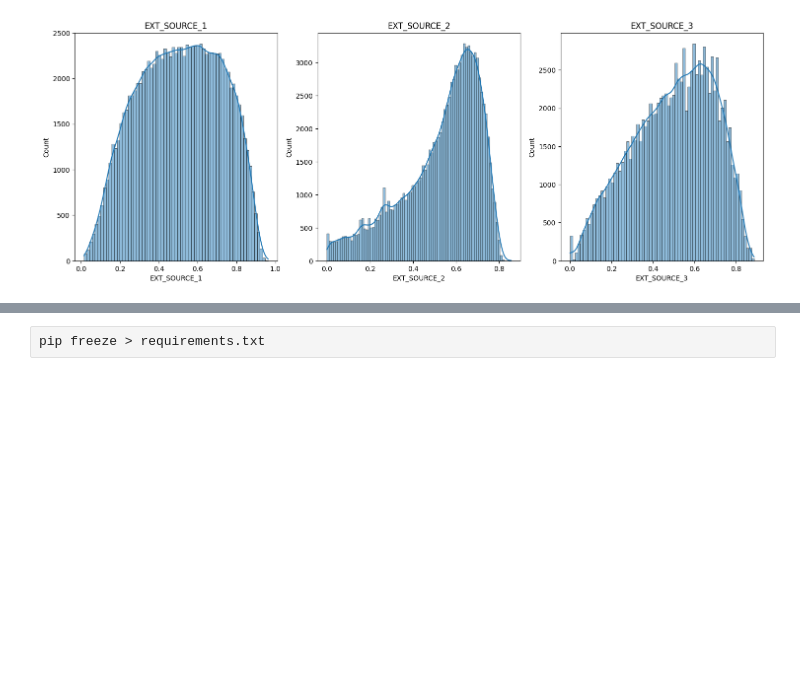
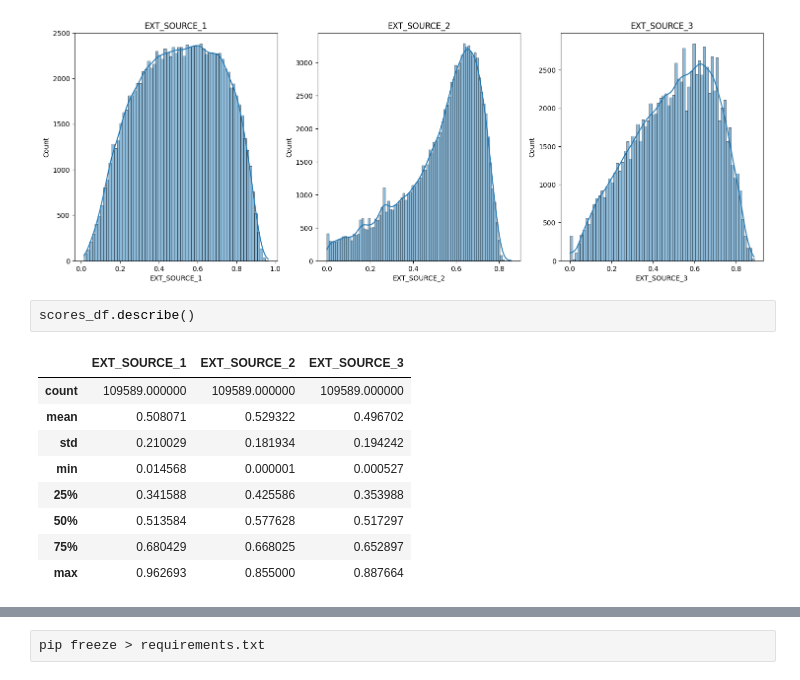
Before and after one commit to davidsosaolea/Home_Credit_Default_Risk, a Jupyter notebook: EDA_Home_Credit_Default_Risk.ipynb, the cells around one changed output, grey strips where cells are left out. Saved outputs shown, nothing was run; the diff lists cells and outputs as text; blank space fills up the shorter version.

```diff
--- a/EDA_Home_Credit_Default_Risk.ipynb
+++ b/EDA_Home_Credit_Default_Risk.ipynb
@@ -575,3 +575,15 @@ axes[2].set_title('EXT_SOURCE_3')
 plt.show()
 # %% [output]
 [figure]
+# %%
+scores_df.describe()
+# %% [output]
+|  | EXT_SOURCE_1 | EXT_SOURCE_2 | EXT_SOURCE_3 |
+| count | 109589.000000 | 109589.000000 | 109589.000000 |
+| mean | 0.508071 | 0.529322 | 0.496702 |
+| std | 0.210029 | 0.181934 | 0.194242 |
+| min | 0.014568 | 0.000001 | 0.000527 |
+| 25% | 0.341588 | 0.425586 | 0.353988 |
+| 50% | 0.513584 | 0.577628 | 0.517297 |
+| 75% | 0.680429 | 0.668025 | 0.652897 |
+| max | 0.962693 | 0.855000 | 0.887664 |
```
Also changed, not shown: parts of 1 cell of this notebook.
